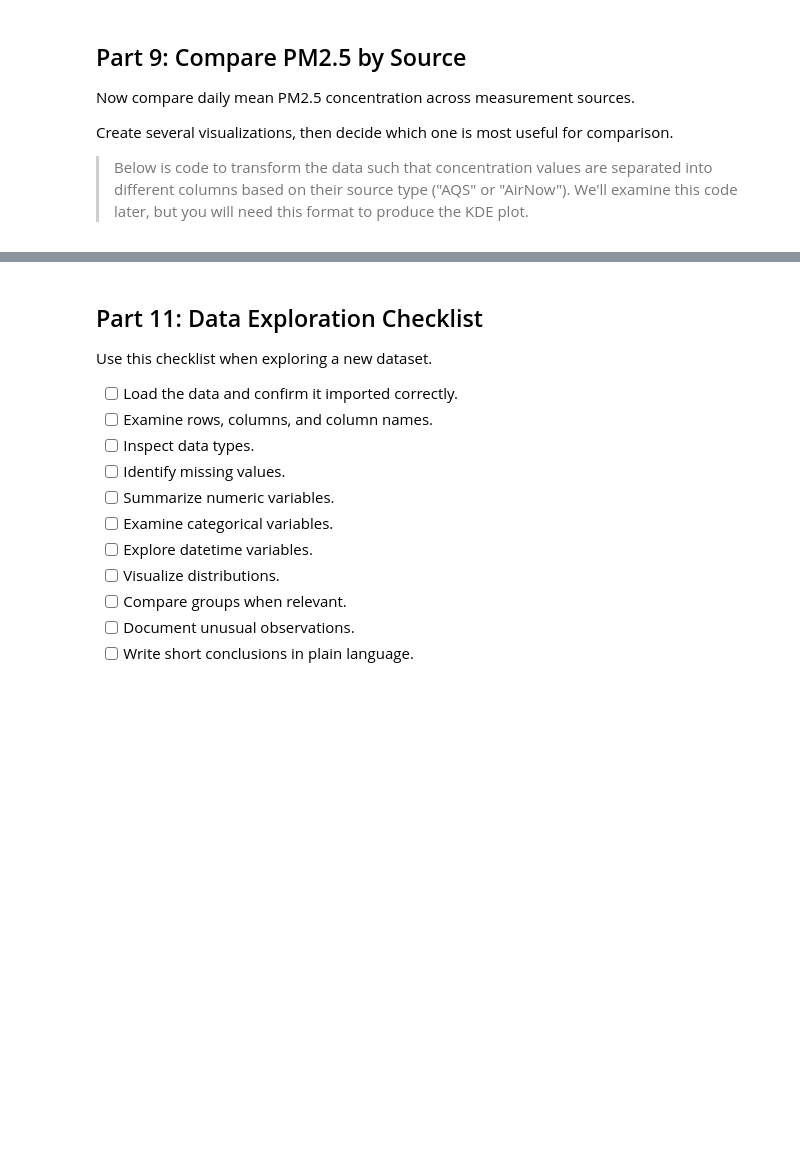
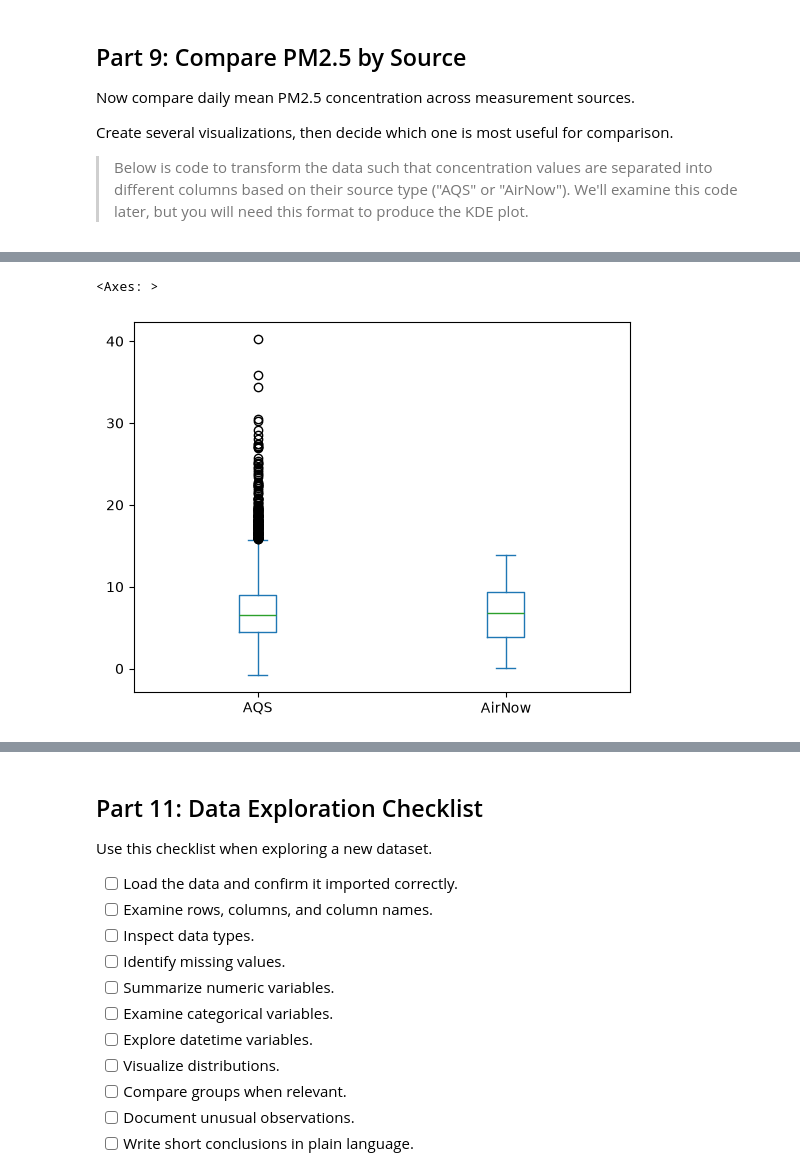
Before and after one commit to matt-swire-duke/ENV700, a Jupyter notebook: lessons/M3/M3-L-data-exploration-3-lab.ipynb, the cells around one changed output, grey strips where cells are left out. Cells and saved outputs as stored; diff of their text form; code cells hidden in the pictures; blank space fills up the shorter version.

```diff
--- a/lessons/M3/M3-L-data-exploration-3-lab.ipynb
+++ b/lessons/M3/M3-L-data-exploration-3-lab.ipynb
@@ -442,6 +506,12 @@ pm25_wide.head()
 # %%
 # Create a box plot comparing PM2.5 concentration by source.
 # Hint: use Pandas .plot(kind='box', by='Source') or DataFrame.boxplot().
+
+pm25_wide[['AQS','AirNow']].plot(
+    kind='box')
+# %% [output]
+<Axes: >
+[figure, added]
 # %%
 # Create histograms of PM2.5 concentration for each source.
 # Use Pandas plotting to compare the distributions. You may create separate plots or overlay them.
```
Also changed, not shown: parts of 12 cells of this notebook, 2 other files.
